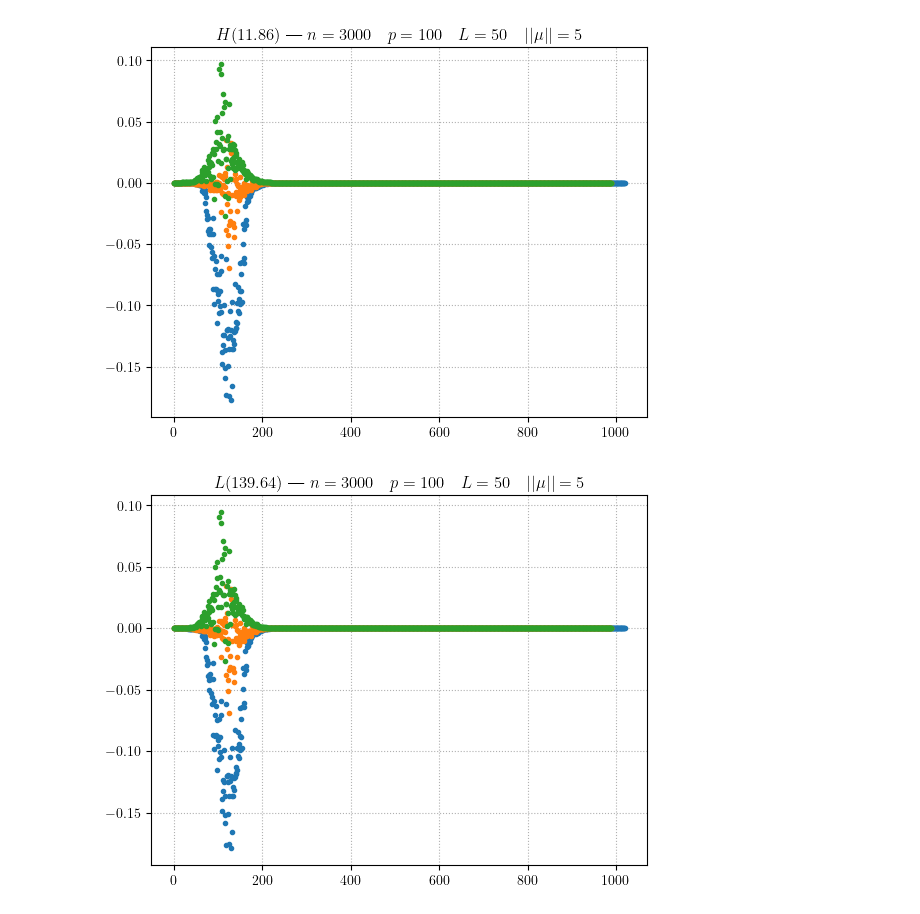
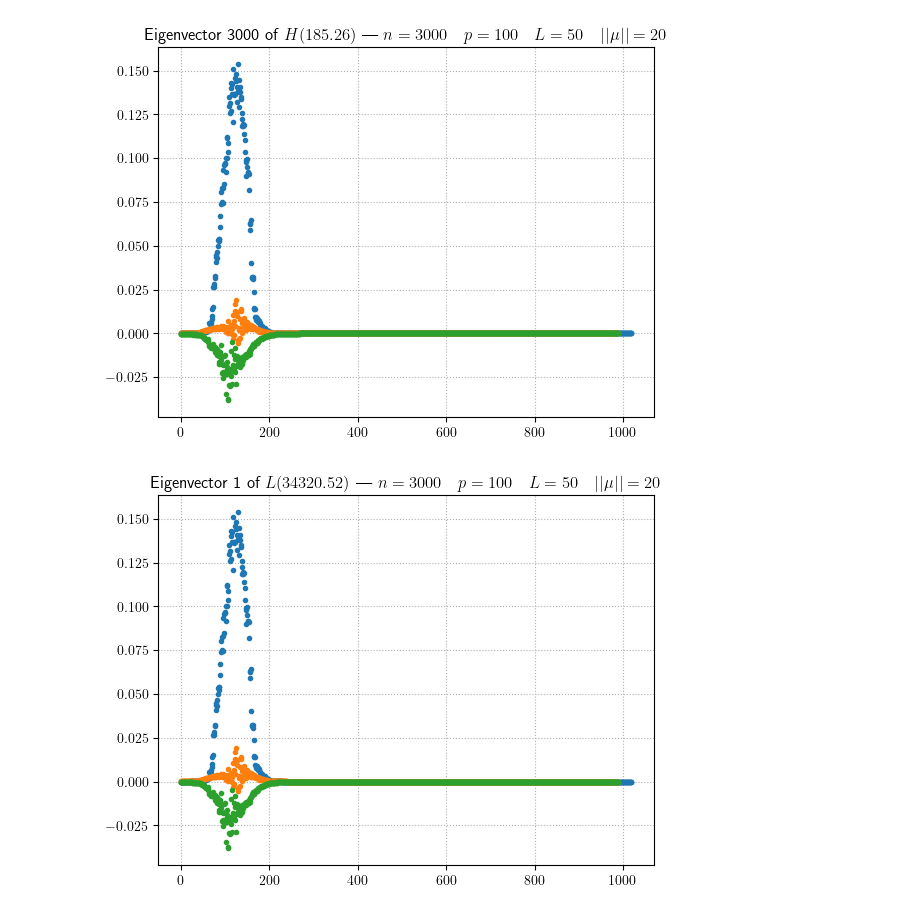
Before and after one commit to HugoLebeau/online_learning, a Jupyter notebook: Bethe Hessian.ipynb, the cells around one changed output. Cells and saved outputs as stored; diff of their text form; code cells hidden in the pictures.

```diff
--- a/Bethe Hessian.ipynb
+++ b/Bethe Hessian.ipynb
@@ -15,7 +15,7 @@ np.random.seed(14159)
 n = 3000
 p = 100
 L = 50
-mu_norm = 5
+mu_norm = 20
 
 setting = "$n = {} \\quad p = {} \\quad L = {} \quad || \mu || = {}$".format(n, p, L, mu_norm)
 
@@ -39,6 +39,8 @@ T = utils.gen_mask(n, L, kind='toeplitz')
 K = K*T
 
 dK = np.sum(K, axis=1)
+
+i = 0
 # %%
 eigvals_t, eigvecs_t = linalg.eigh(K)
 # %%
@@ -60,11 +61,11 @@ plt.show()
 # %%
 H = lambda r: np.diag(r**2-1+dK)-r*K
-def L(t):
+def L_(t):
     d_tau = 1/np.sqrt(dK+t)
     return d_tau*K*d_tau[:, None]
 
-func = lambda r: eigsh(H(r), k=k, which='SA', return_eigenvectors=False)[0]
-r_optim = root_scalar(func, bracket=[0, 100], x0=1)
+func = lambda r: eigsh(H(r), k=i+1, which='SA', return_eigenvectors=False)[0]
+r_optim = root_scalar(func, bracket=[1, 1000], x0=1)
 print(r_optim)
 r = r_optim.root
 # %% [output]
@@ -92,16 +93,15 @@ plt.show()
 # %%
-i = 0
 for j in range(k):
     plt.plot(eigvecs_h[(J[:, j] == 1), i], ls='', marker='.')
 plt.grid(ls=':')
-plt.title("$H({})$ | ".format(np.round(r, 2))+setting)
+plt.title("Eigenvector {} of $H({})$ | ".format(n-i, np.round(r, 2))+setting)
 plt.show()
 
 for j in range(k):
     plt.plot(eigvecs_l[(J[:, j] == 1), -i-1], ls='', marker='.')
 plt.grid(ls=':')
-plt.title("$L({})$ | ".format(np.round(r**2-1, 2))+setting)
+plt.title("Eigenvector {} of $L({})$ | ".format(i+1, np.round(r**2-1, 2))+setting)
 plt.show()
 # %% [output]
-[figure, old version]
+[figure, new version]
-[figure, old version]
+[figure, new version]
```
Also changed, not shown: parts of 4 cells of this notebook.
